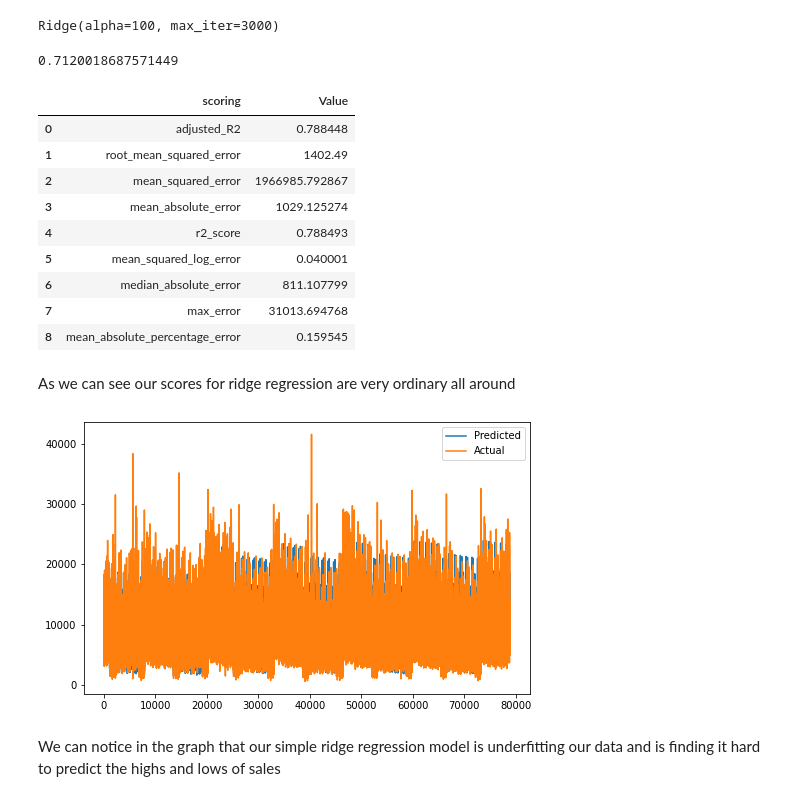
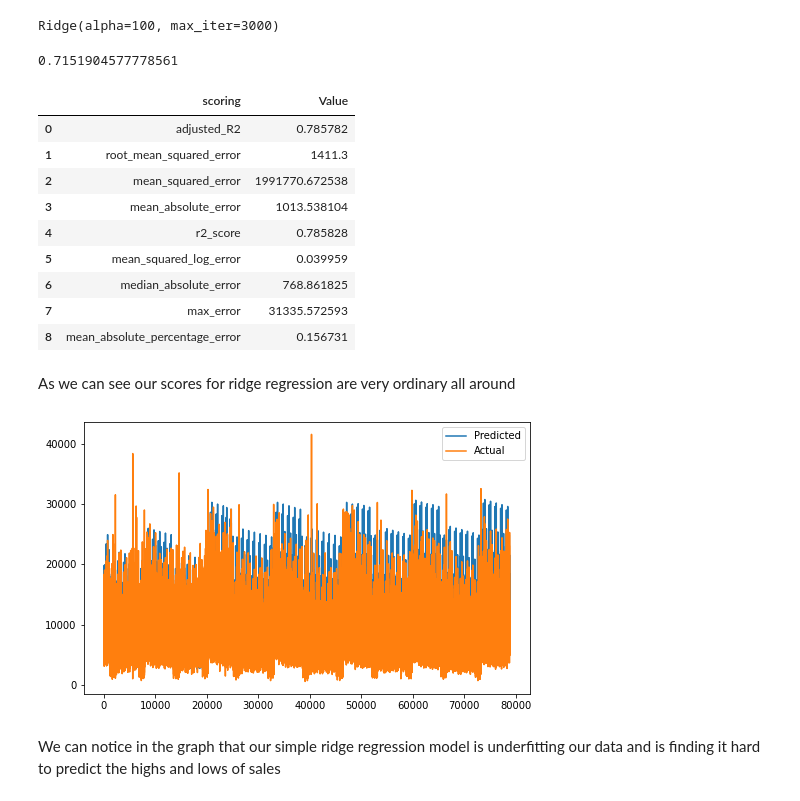
Before and after one commit to Yash1289/rossmann_sales_prediction, a Jupyter notebook: Rossmann_Sales_Prediction.ipynb, the cells around one changed output. Cells and saved outputs as stored; diff of their text form; code cells hidden in the pictures.

```diff
--- a/Rossmann_Sales_Prediction_Capstone_Project.ipynb
+++ b/Rossmann_Sales_Prediction.ipynb
@@ -61,12 +61,12 @@ Mounted at /content/drive
 # %%
 #Reading the first database (Rossmann Stores Data) from our google drive
 
-path1 = "/content/drive/MyDrive/Rossmann Stores Data.csv"
+path1 = "/content/drive/MyDrive/Colab Notebooks/AlmaBetter/Python For DataScience/Rossmann Store Prediction Capstone Project/Rossmann Stores Data.csv"
 rossmann_df = pd.read_csv(path1 , low_memory = False)
 # %%
 #Reading the second database (store) from our google drive
 
-path2 = "/content/drive/MyDrive/store.csv"
+path2 = "/content/drive/MyDrive/Colab Notebooks/AlmaBetter/Python For DataScience/Rossmann Store Prediction Capstone Project/store.csv"
 store_df = pd.read_csv(path2)
 # %% [markdown]
 ### **Now we will perform some basic data exploration such as**
@@ -1103,9 +1126,9 @@ def train_test_split(df , dependent_feature , independent_features):
   train_data = df.iloc[:break_point]
   test_data = df.iloc[break_point:]
   X_train = train_data[independent_features].copy()
-  Y_train = train_data[dependent_feature].copy()
+  Y_train = np.sqrt(train_data[dependent_feature].copy())
   X_test = test_data[independent_features].copy()
-  Y_test = test_data[dependent_feature].copy()
+  Y_test = np.sqrt(test_data[dependent_feature].copy())
   return (X_train ,Y_train ,X_test ,Y_test )
 # %%
 def regression_results(Y_true, Y_pred , X_test , scoring_list):
@@ -1167,34 +1184,34 @@ Ridge(alpha=100, max_iter=3000)
 #Calculating the R2 score on our training dataset
 ridge.score(X_train , Y_train)
 # %% [output]
-0.7120018687571449
+0.7151904577778561
 # %%
 #Predicting values of our dependent variable on the test dataset
 Y_pred_ridge = ridge.predict(X_test)
 
 #Calling regression_results function to evaluate our model performance
-ridge_evaluation_df = regression_results(Y_test , Y_pred_ridge , X_test , scoring_list)
+ridge_evaluation_df = regression_results(Y_test**2 , Y_pred_ridge**2 , X_test , scoring_list)
 ridge_evaluation_df
 # %% [output]
 |  | scoring | Value |
-| 0 | adjusted_R2 | 0.788448 |
-| 1 | root_mean_squared_error | 1402.49 |
-| 2 | mean_squared_error | 1966985.792867 |
-| 3 | mean_absolute_error | 1029.125274 |
-| 4 | r2_score | 0.788493 |
-| 5 | mean_squared_log_error | 0.040001 |
-| 6 | median_absolute_error | 811.107799 |
-| 7 | max_error | 31013.694768 |
-| 8 | mean_absolute_percentage_error | 0.159545 |
+| 0 | adjusted_R2 | 0.785782 |
+| 1 | root_mean_squared_error | 1411.3 |
+| 2 | mean_squared_error | 1991770.672538 |
+| 3 | mean_absolute_error | 1013.538104 |
+| 4 | r2_score | 0.785828 |
+| 5 | mean_squared_log_error | 0.039959 |
+| 6 | median_absolute_error | 768.861825 |
+| 7 | max_error | 31335.572593 |
+| 8 | mean_absolute_percentage_error | 0.156731 |
 # %% [markdown]
 As we can see our scores for ridge regression are very ordinary all around
 # %%
 Y_test.reset_index(drop = True , inplace = True)
 
 #Visualizing our predicted values of sales for the day against the true values
-diffPlot(Y_test , Y_pred_ridge)
+diffPlot(Y_test**2 , Y_pred_ridge**2)
 # %% [output]
-[figure, old version]
+[figure, new version]
 # %% [markdown]
 We can notice in the graph that our simple ridge regression model is underfitting our data and is finding it hard to predict the highs and lows of sales
 # %% [markdown]
```
Also changed, not shown: parts of 49 cells of this notebook, 4 other files.
